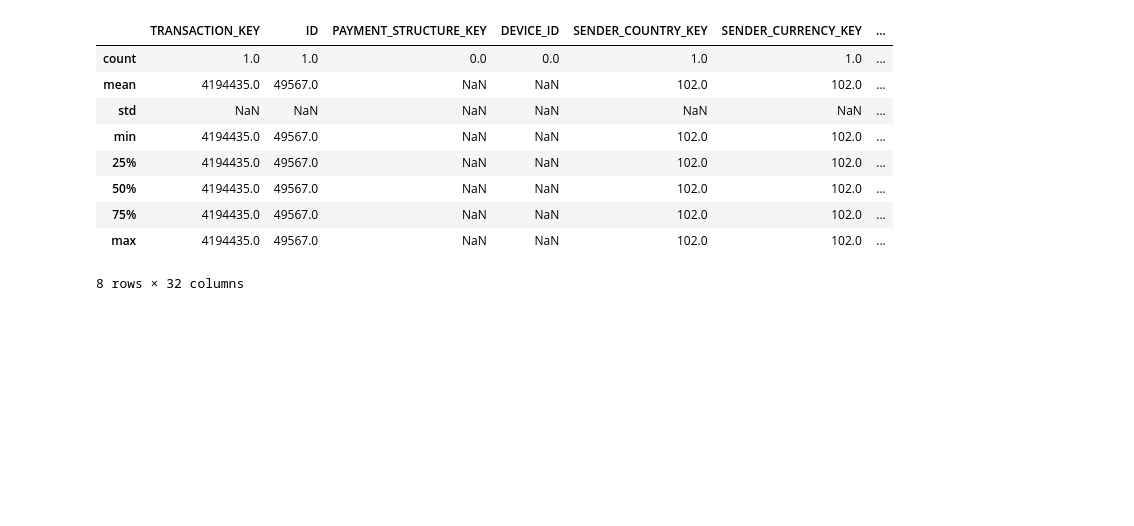
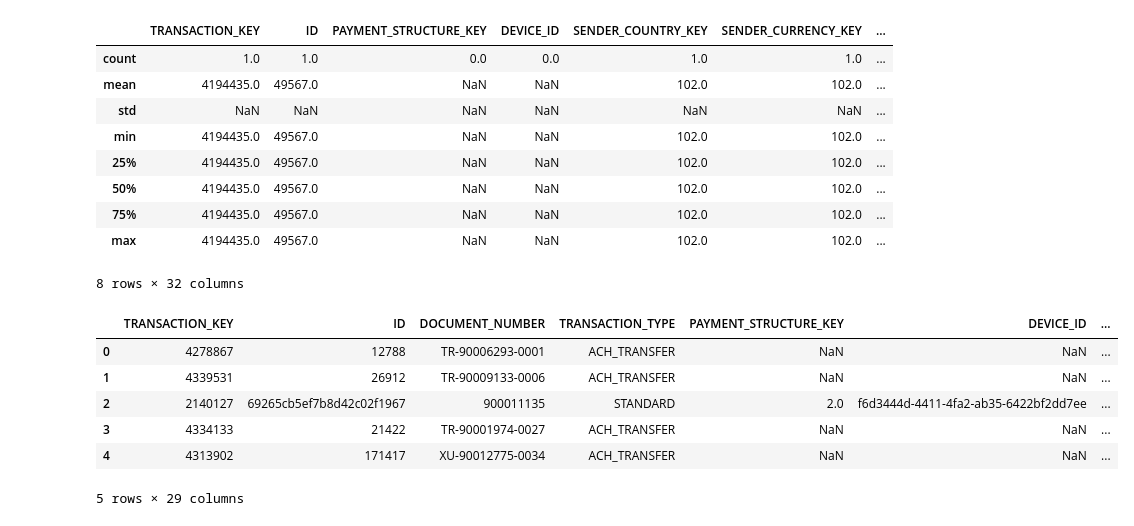
Before and after one commit to aravinth-xuno/fraud-detection-notebook, a Jupyter notebook: high_volume_transaction_anomaly.ipynb, the cells around one changed output. Cells and saved outputs as stored; diff of their text form; code cells hidden in the pictures; blank space fills up the shorter version.

```diff
--- a/high_volume_transaction_anomaly.ipynb
+++ b/high_volume_transaction_anomaly.ipynb
@@ -1039,3 +1039,13 @@ HV_test_df[HV_test_df['model_prediction'] == -1].describe()
 8 rows × 32 columns
 # %%
 HV_test_df.to_csv('HV_test_with_predictions.csv', index=False)
+# %%
+df.head()
+# %% [output]
+|  | TRANSACTION_KEY | ID | DOCUMENT_NUMBER | TRANSACTION_TYPE | PAYMENT_STRUCTURE_KEY | DEVICE_ID | ... |
+| 0 | 4278867 | 12788 | TR-90006293-0001 | ACH_TRANSFER | NaN | NaN | ... |
+| 1 | 4339531 | 26912 | TR-90009133-0006 | ACH_TRANSFER | NaN | NaN | ... |
+| 2 | 2140127 | 69265cb5ef7b8d42c02f1967 | 900011135 | STANDARD | 2.0 | f6d3444d-4411-4fa2-ab35-6422bf2dd7ee | ... |
+| 3 | 4334133 | 21422 | TR-90001974-0027 | ACH_TRANSFER | NaN | NaN | ... |
+| 4 | 4313902 | 171417 | XU-90012775-0034 | ACH_TRANSFER | NaN | NaN | ... |
+5 rows × 29 columns
```
Also changed, not shown: parts of 6 cells of this notebook.
